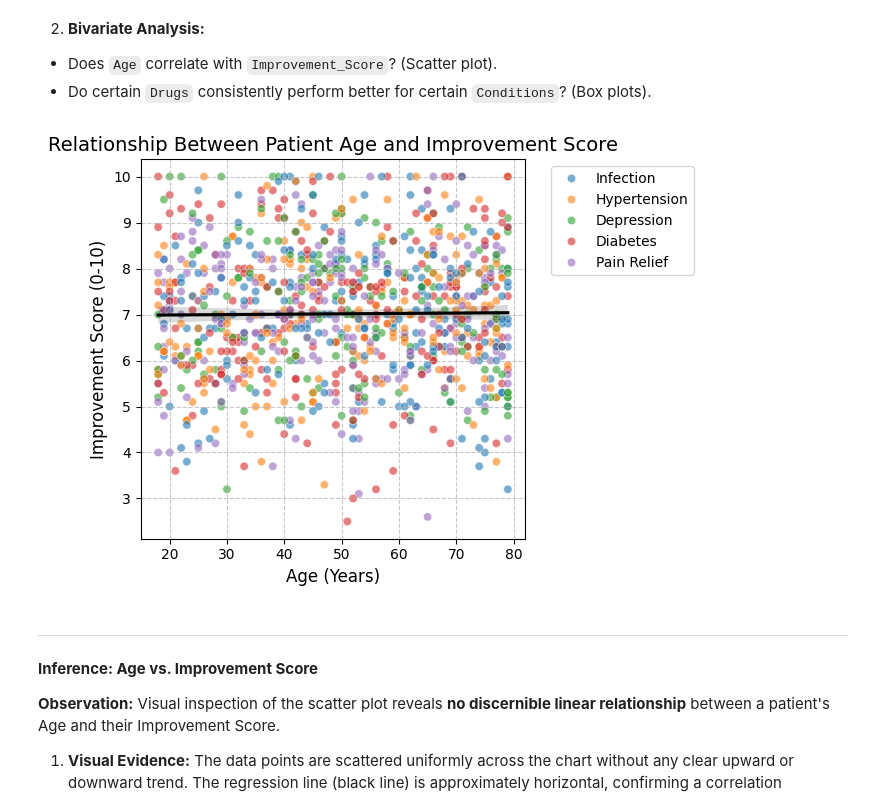
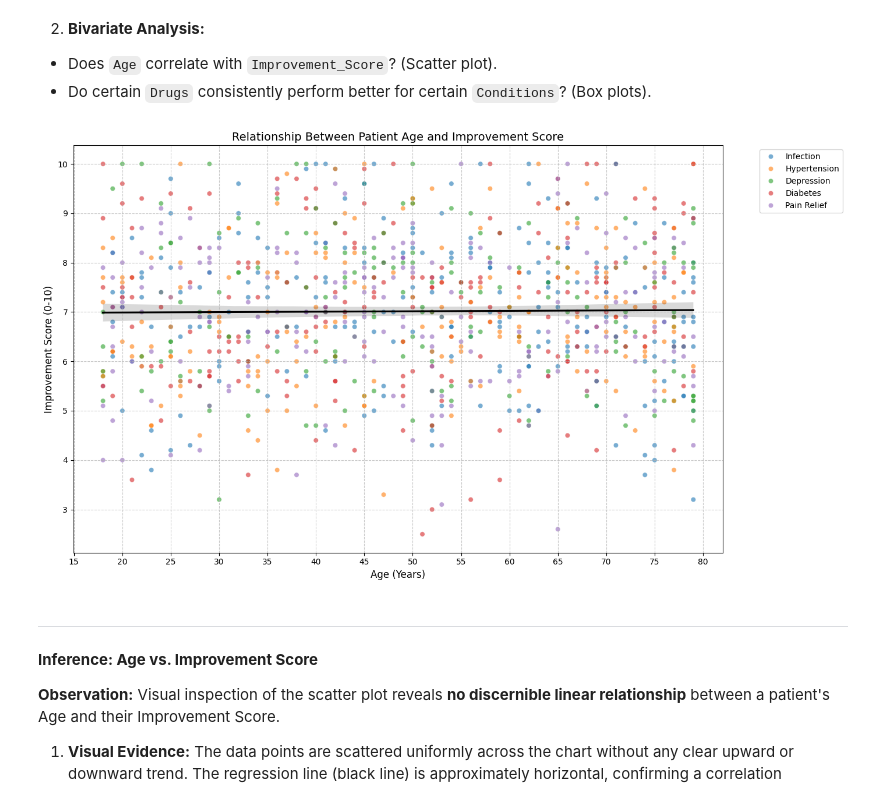
Before and after one commit to makinaro/Treatment-Efficacy-Prediction, a Jupyter notebook: treatment-efficacy-prediction.ipynb, the cells around one changed output. Saved outputs shown, nothing was run; the diff lists cells and outputs as text; code cells hidden in the pictures.

Commit message:
Made the plot bigger with more ticks on x axis for age and improvement score

```diff
--- a/treatment-efficacy-prediction.ipynb
+++ b/treatment-efficacy-prediction.ipynb
@@ -45,21 +45,24 @@ df.head(10)
 * Do certain `Drugs` consistently perform better for certain `Conditions`? (Box plots).
 # %%
 # Scatter plot
+plt.figure(figsize=(14, 8))
 sns.scatterplot(data=df, x='Age', y='Improvement_Score', hue='Condition', alpha=0.6)
 sns.regplot(data=df, x='Age', y='Improvement_Score', scatter=False, color='black')  #Regression Line
+plt.xticks(np.arange(15, 85, 5))    # Set x-ticks from 15 to 80 with increment of 5
 
 # Scatter plot titles and labels
 plt.title('Relationship Between Patient Age and Improvement Score', fontsize=14)
 plt.xlabel('Age (Years)', fontsize=12)
 plt.ylabel('Improvement Score (0-10)', fontsize=12)
 plt.legend(bbox_to_anchor=(1.05, 1), loc='upper left') # Moves legend outside to keep plot clean
 plt.grid(True, linestyle='--', alpha=0.7)
 
+
 # Show the plot
 plt.tight_layout()
 plt.show()
 # %% [output]
-[figure, old version]
+[figure, new version]
 # %% [markdown]
 --------------------------------------------------------------------------------------------------------------------------------------
 **Inference: Age vs. Improvement Score**
```
